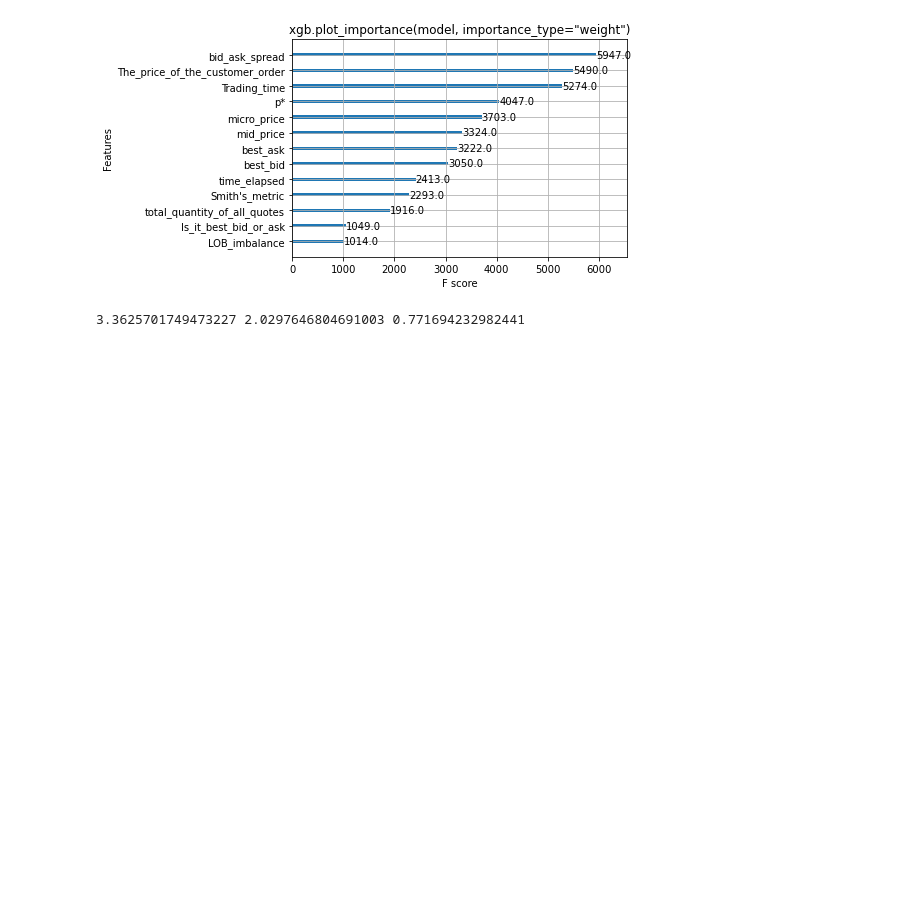
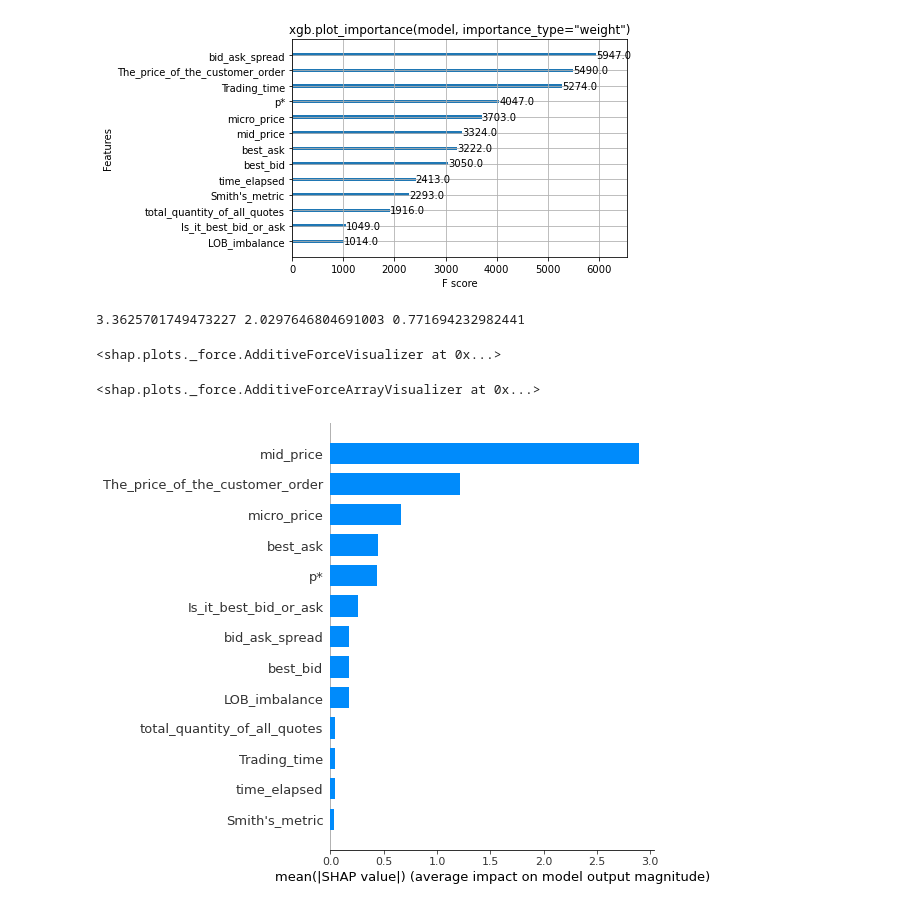
Before and after one commit to J4ycee/XGBoost-Learning-for-Explainable-AI-Financial-Market-Traders, a Jupyter notebook: XGBoost_training.ipynb, the cells around one changed output. Saved outputs shown, nothing was run; the diff lists cells and outputs as text; code cells hidden in the pictures; blank space fills up the shorter version.

Commit message:
Model training and feature selection
Update: Added explainable sections including SHAP values

```diff
--- a/XGBoost_training.ipynb
+++ b/XGBoost_training.ipynb
@@ -125,3 +125,19 @@ xgb_r2score_test = r2_score(y_test, test_pred)
 print(xgb_rmse_test, xgb_mae_test, xgb_r2score_test)
 # %% [output]
 3.3625701749473227 2.0297646804691003 0.771694232982441
+# %%
+# Use the Tree SHAP implementation integrated into XGBoost to explain the entire dataset
+explainer = shap.TreeExplainer(xgb_model)
+shap_values = explainer.shap_values(X)
+# %%
+shap.force_plot(explainer.expected_value, shap_values[0,:], X.iloc[0,:])
+# %% [output]
+<shap.plots._force.AdditiveForceVisualizer at 0x...>
+# %%
+shap.force_plot(explainer.expected_value, shap_values[:1000,:], X.iloc[:1000,:])
+# %% [output]
+<shap.plots._force.AdditiveForceArrayVisualizer at 0x...>
+# %%
+shap.summary_plot(shap_values, X, plot_type="bar")
+# %% [output]
+[figure, added]
```
Also changed, not shown: parts of 6 cells of this notebook.
